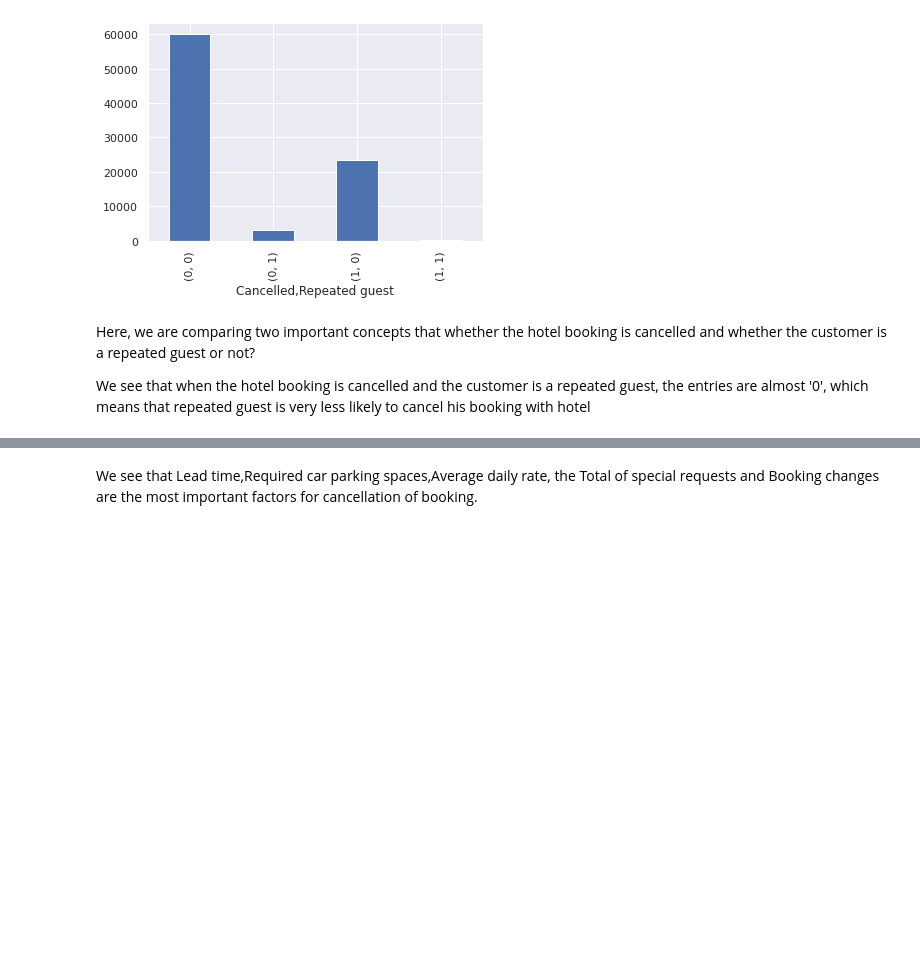
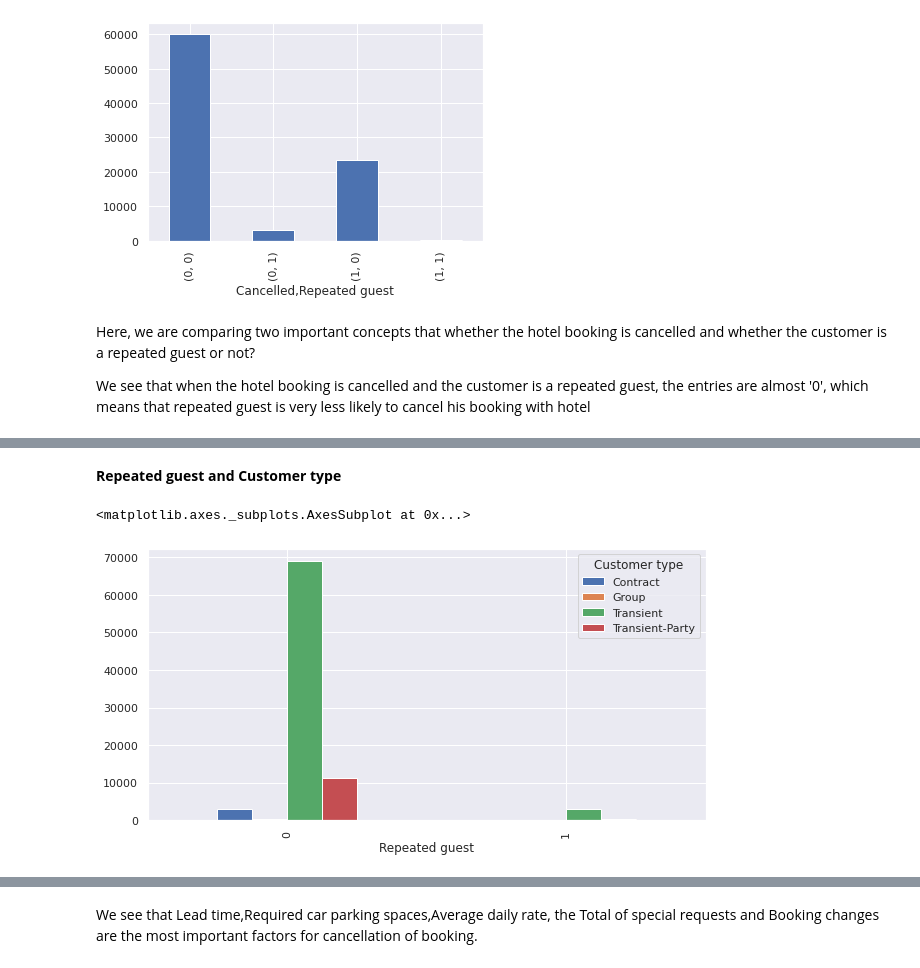
Before and after one commit to sm160388/hotel-booking-analysis, a Jupyter notebook: Copy_of_Copy_of_Hotel_Booking_Analysis_Capstone_Project.ipynb, the cells around one changed output, grey strips where cells are left out. Drawn from its saved outputs; the diff is of its cells as text; code cells hidden in the pictures; blank space fills up the shorter version.

```diff
--- a/Copy_of_Copy_of_Hotel_Booking_Analysis_Capstone_Project.ipynb
+++ b/Copy_of_Copy_of_Hotel_Booking_Analysis_Capstone_Project.ipynb
@@ -372,4 +381,9 @@ data5=data5.plot(kind='bar', figsize=(10,5))
+# %% [markdown]
+**Repeated guest and Customer type**
 # %%
-data6=data.groupby(['Hotel','Distribution channel']).size()
+data6=data.groupby(['Repeated guest','Customer type']).size()
 data6=data6.unstack()
 data6.plot(kind='bar',figsize=(10,5))
+# %% [output]
+<matplotlib.axes._subplots.AxesSubplot at 0x...>
+[figure, added]
```
Also changed, not shown: parts of 45 cells of this notebook.
